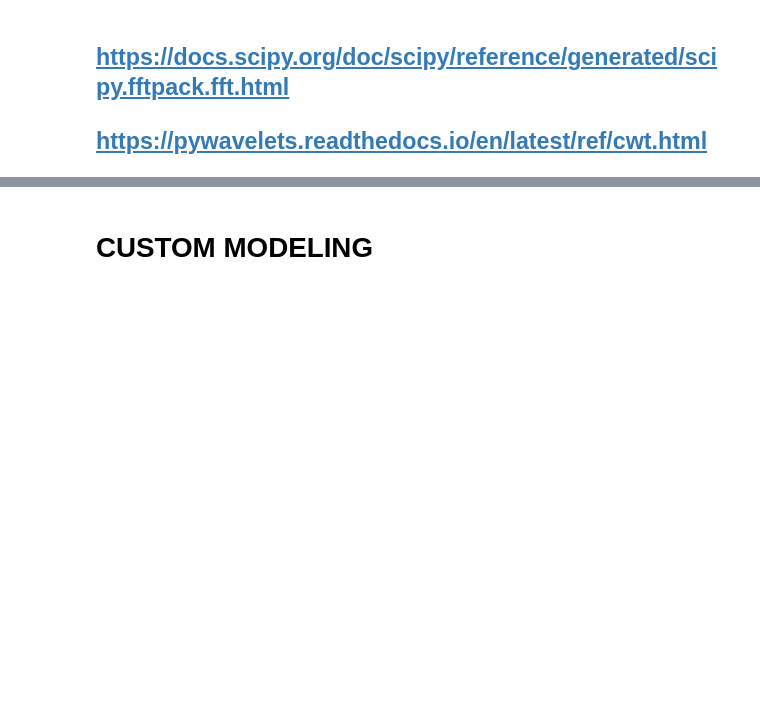
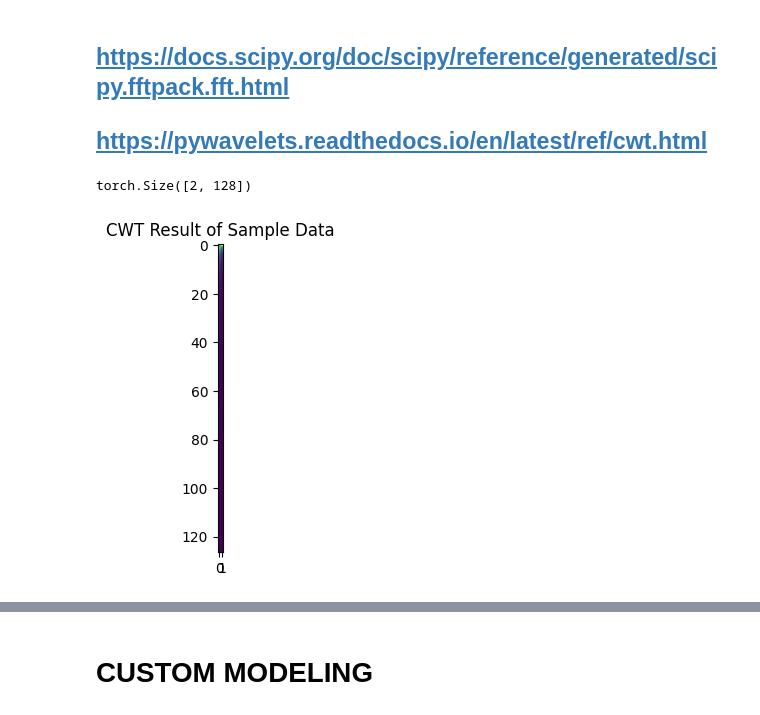
Before and after one commit to Jaewoopudding/2021-2_TNT_Industrial_AI, a Jupyter notebook: TASK1-Fault_Detection/Codes/TASK1-1_JS_torch.ipynb, the cells around one changed output, grey strips where cells are left out. Saved outputs shown, nothing was run; the diff lists cells and outputs as text; code cells hidden in the pictures; blank space fills up the shorter version.

```diff
--- a/TASK1-Fault_Detection/Codes/TASK1-1_JS_torch.ipynb
+++ b/TASK1-Fault_Detection/Codes/TASK1-1_JS_torch.ipynb
@@ -148,8 +147,13 @@ a
 # %% [markdown]
 ## Dataset Construction/Augmentation and Solving Class Imbalance Problem
 # %%
-Bearing1st_ds = Dataset_Constructor(train_1st_Bearing, label = 4)
-Looseness1st_ds = Dataset_Constructor(train_1st_Looseness,label = 2,window = 90)
-Normal1st_ds = Dataset_Constructor(train_1st_Normal, label = 0 )
-Unbalance1st_ds = Dataset_Constructor(train_1st_Unbalance, label = 1)
-High1st_ds = Dataset_Constructor(train_1st_high, label = 3, window = 30)
+Bearing1st_ds = MyDataset.Dataset_Constructor(train_1st_Bearing, label = 4)
+Looseness1st_ds = MyDataset.Dataset_Constructor(train_1st_Looseness,label = 2,window = 90)
+Normal1st_ds = MyDataset.Dataset_Constructor(train_1st_Normal, label = 0 )
+Unbalance1st_ds = MyDataset.Dataset_Constructor(train_1st_Unbalance, label = 1)
+High1st_ds = MyDataset.Dataset_Constructor(train_1st_high, label = 3, window = 30)
+Bearing2nd_ds = MyDataset.Dataset_Constructor(train_2nd_Bearing, label = 4)
+Looseness2nd_ds = MyDataset.Dataset_Constructor(train_2nd_Looseness,label = 2,window = 90)
+Unbalance2nd_ds = MyDataset.Dataset_Constructor(train_2nd_Unbalance, label = 1)
+Normal3rd_ds = MyDataset.Dataset_Constructor(train_3rd_Normal, label = 0)
+Unbalance3rd_ds = MyDataset.Dataset_Constructor(train_3rd_Unbalance, label = 1)
@@ -199,12 +193,14 @@ Dataset.__len__()
 # %% [output]
 2274788
 # %%
-from torch.utils.data import DataLoader
-from torch.utils.data.dataset import random_split
+BATCH_SIZE = 512
+
 val_length = int(0.2*Dataset.__len__())
 train_length = int(Dataset.__len__() - val_length)
 
 train_dataset, val_dataset = random_split(Dataset, [train_length, val_length])
+train_sampler, val_sampler, test_sampler = RandomSampler(train_dataset), RandomSampler(val_dataset), RandomSampler(test_dataset)
 
-train_loader = DataLoader(train_dataset, batch_size = 32)
-val_loader = DataLoader(val_dataset, batch_size = 24)
+train_loader = DataLoader(train_dataset, batch_size = BATCH_SIZE, sampler=train_sampler)
+val_loader = DataLoader(val_dataset, batch_size = BATCH_SIZE, sampler=val_sampler)
+test_loader = DataLoader(test_dataset, batch_size = BATCH_SIZE, sampler=test_sampler)
@@ -290,11 +256,18 @@ import pywt
 from scipy import fftpack
 # fft : 신호 데이터셋에서 시간 정보를 없애므로 정보 손실 발생하는 단점이 존재함.
 # wavelet transform : wavelet을 filter로서 사용,
+# %%
+Sample_Batch = list(next(iter(train_loader))) # get one batch
+Sample_data, Sample_label = Sample_Batch[0], Sample_Batch[1] #data, label 분리
+Sample_data[255].shape #One data
+# %% [output]
+torch.Size([2, 128])
 # %%
-coef, freqs = pywt.cwt(Sample ,np.arange(1,128), 'gaus1' , axis = 0)
-
-fig = plt.figure()
-fig.set_size_inches(8, 8)
+coef, freqs = pywt.cwt(Sample_data[255].numpy() ,np.arange(1, 128), 'gaus1' , axis = 0)
+plt.figure().set_size_inches(4, 4)
+plt.imshow(coef[:,:,0])
 plt.title("CWT Result of Sample Data")
-plt.imshow(coef[:,:,0])
+plt.show()
+# %% [output]
+[figure, added]
 # %%
```
Also changed, not shown: parts of 32 cells of this notebook, 1 other file.
